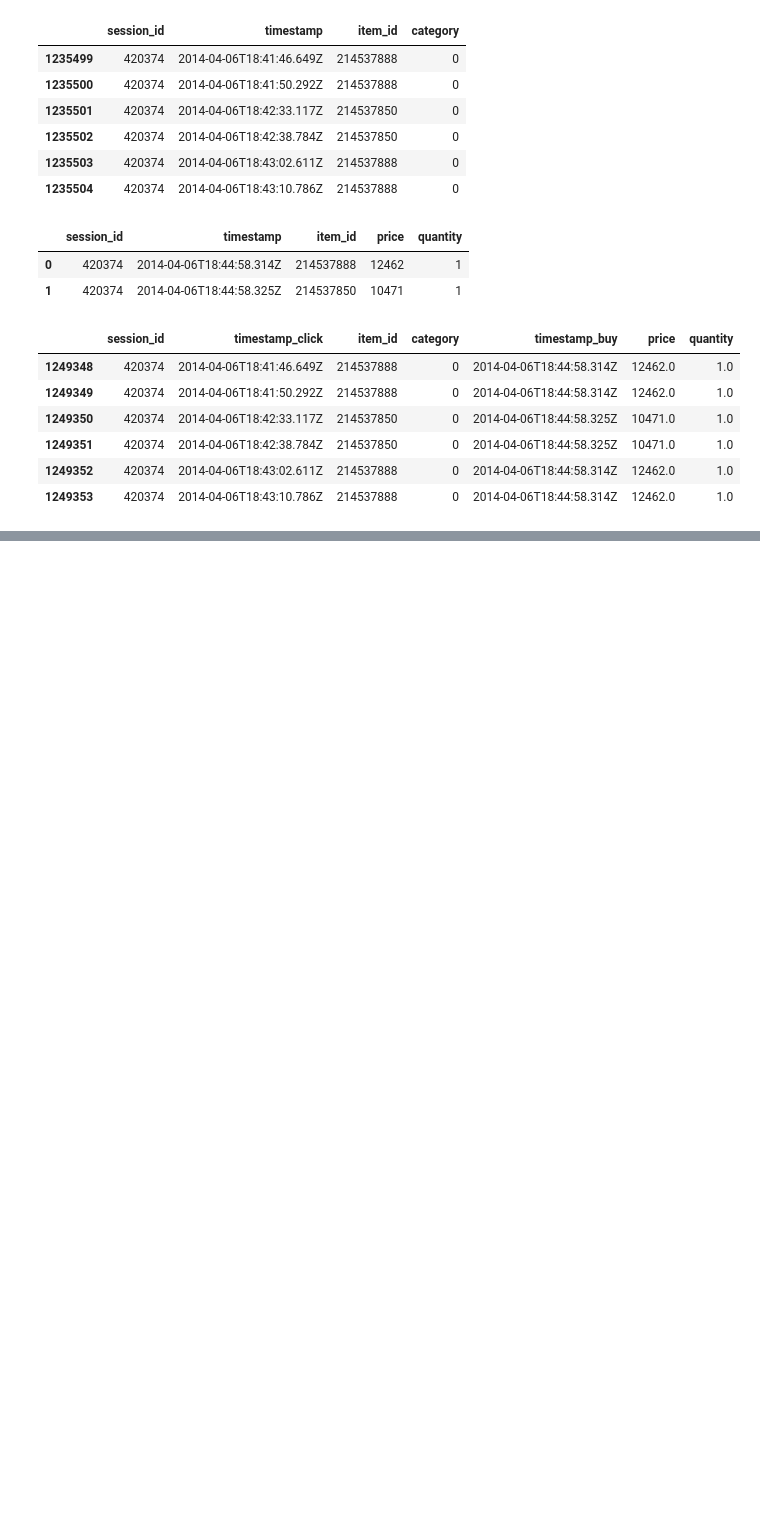
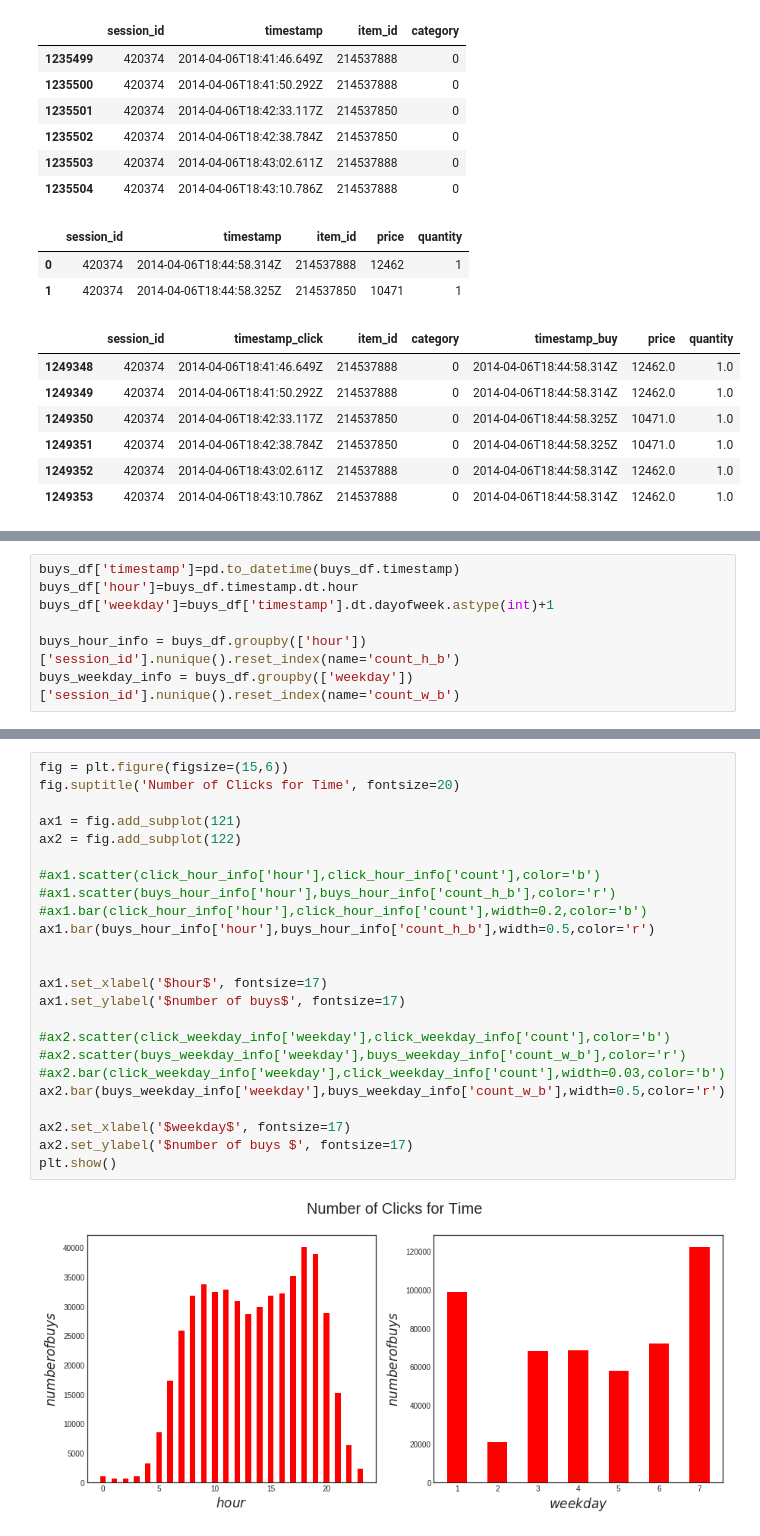
Before and after one commit to Salt-Peter/smai-proj, a Jupyter notebook: src/recsys-2015.ipynb, the cells around one changed output, grey strips where cells are left out. Saved outputs shown, nothing was run; the diff lists cells and outputs as text; blank space fills up the shorter version.

```diff
--- a/src/recsys-2015.ipynb
+++ b/src/recsys-2015.ipynb
@@ -100,0 +115,7 @@ display(df[df.session_id==420374])
+# %%
+buys_df['timestamp']=pd.to_datetime(buys_df.timestamp)
+buys_df['hour']=buys_df.timestamp.dt.hour
+buys_df['weekday']=buys_df['timestamp'].dt.dayofweek.astype(int)+1
+
+buys_hour_info = buys_df.groupby(['hour'])['session_id'].nunique().reset_index(name='count_h_b')
+buys_weekday_info = buys_df.groupby(['weekday'])['session_id'].nunique().reset_index(name='count_w_b')
@@ -100,0 +148,26 @@ display(df[df.session_id==420374])
+# %%
+fig = plt.figure(figsize=(15,6))
+fig.suptitle('Number of Clicks for Time', fontsize=20)
+
+ax1 = fig.add_subplot(121)
+ax2 = fig.add_subplot(122)
+
+#ax1.scatter(click_hour_info['hour'],click_hour_info['count'],color='b')
+#ax1.scatter(buys_hour_info['hour'],buys_hour_info['count_h_b'],color='r')
+#ax1.bar(click_hour_info['hour'],click_hour_info['count'],width=0.2,color='b')
+ax1.bar(buys_hour_info['hour'],buys_hour_info['count_h_b'],width=0.5,color='r')
+
+
+ax1.set_xlabel('$hour$', fontsize=17)
+ax1.set_ylabel('$number of buys$', fontsize=17)
+
+#ax2.scatter(click_weekday_info['weekday'],click_weekday_info['count'],color='b')
+#ax2.scatter(buys_weekday_info['weekday'],buys_weekday_info['count_w_b'],color='r')
+#ax2.bar(click_weekday_info['weekday'],click_weekday_info['count'],width=0.03,color='b')
+ax2.bar(buys_weekday_info['weekday'],buys_weekday_info['count_w_b'],width=0.5,color='r')
+
+ax2.set_xlabel('$weekday$', fontsize=17)
+ax2.set_ylabel('$number of buys $', fontsize=17)
+plt.show()
+# %% [output]
+[figure, added]
```
Also changed, not shown: parts of 8 cells of this notebook.
